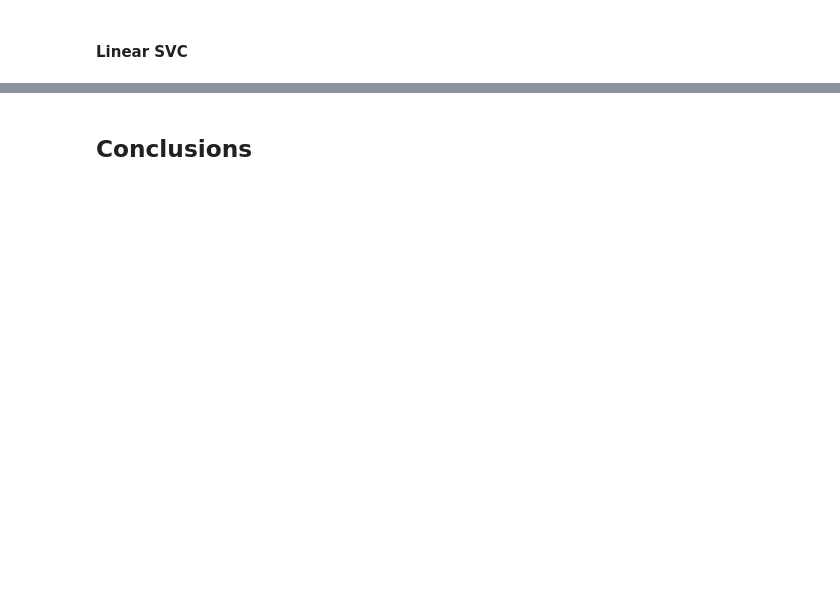
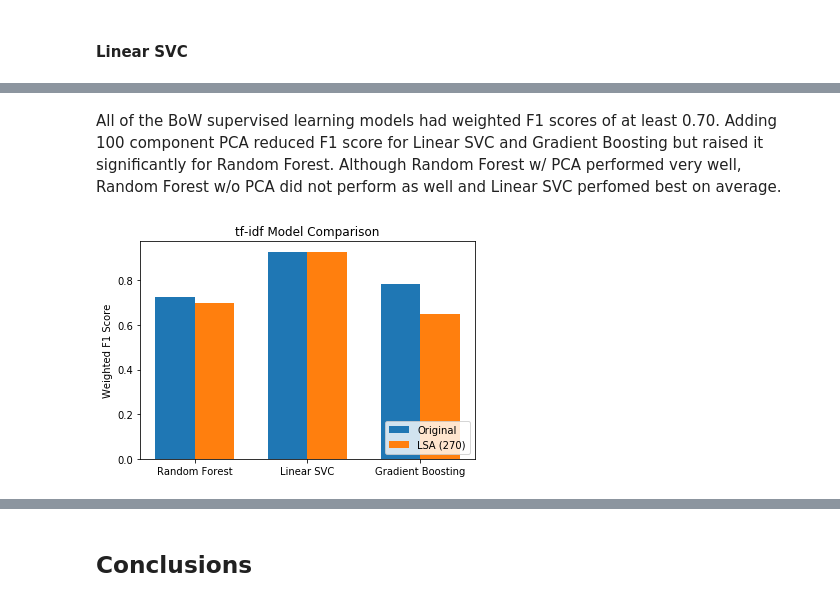
Before and after one commit to yfstafford/Thinkful, a Jupyter notebook: Unit 4/Unit 4 Capstone Blog Authorship Identification.ipynb, the cells around one changed output, grey strips where cells are left out. Drawn from its saved outputs; the diff is of its cells as text; code cells hidden in the pictures; blank space fills up the shorter version.

```diff
--- a/Unit 4/Unit 4 Capstone Blog Authorship Identification.ipynb
+++ b/Unit 4/Unit 4 Capstone Blog Authorship Identification.ipynb
@@ -516,8 +562,9 @@ Percent variance of BoW training set captured by all components: 80.522751667167
 # %% [markdown]
 Using k=100 yields a BoW training set SVD percent variance explained of 80.5%.
 # %%
-tfidf_svd= TruncatedSVD(270)
-tfidf_train_lsa = tfidf_svd.fit_transform(tfidf_train_out)
+tfidf_svd= TruncatedSVD(270).fit(tfidf_train_out)
+lsa_tfidf_train = tfidf_svd.transform(tfidf_train_out)
+lsa_tfidf_test = tfidf_svd.transform(tfidf_test_out)
 
 variance_explained=tfidf_svd.explained_variance_ratio_
 total_variance = variance_explained.sum()
@@ -630,0 +903,22 @@ tf-idf Gradient Boosted Test set score: 0.7661290322580645
+# %% [markdown]
+All of the BoW supervised learning models had weighted F1 scores of at least 0.70. Adding 100 component PCA reduced F1 score for Linear SVC and Gradient Boosting but raised it significantly for Random Forest. Although Random Forest w/ PCA performed very well, Random Forest w/o PCA did not perform as well and Linear SVC perfomed best on average.
+# %%
+x = np.arange(3)
+labels = [ 'Random Forest', 'Linear SVC', 'Gradient Boosting']
+original_data = [ tfidf_rfc_test_score, tfidf_svc_test_score, tfidf_gbc_test_score ]
+rd_data = [tfidf_rfc_test_score_lsa, tfidf_svc_test_score_lsa, tfidf_gbc_test_score_lsa ]
+
+fig, ax = plt.subplots()
+bar_width = 0.35
+
+rects1 = ax.bar(x - bar_width/2, original_data, bar_width, label='Original')
+rects2 = ax.bar(x + bar_width/2, rd_data, bar_width, label='LSA (270)')
+
+ax.set_title('tf-idf Model Comparison')
+ax.set_xticks(x)
+ax.set_xticklabels(labels)
+ax.set_ylabel('Weighted F1 Score')
+ax.legend(loc=4)
+plt.show()
+# %% [output]
+[figure, added]
```
Also changed, not shown: parts of 90 cells of this notebook.
